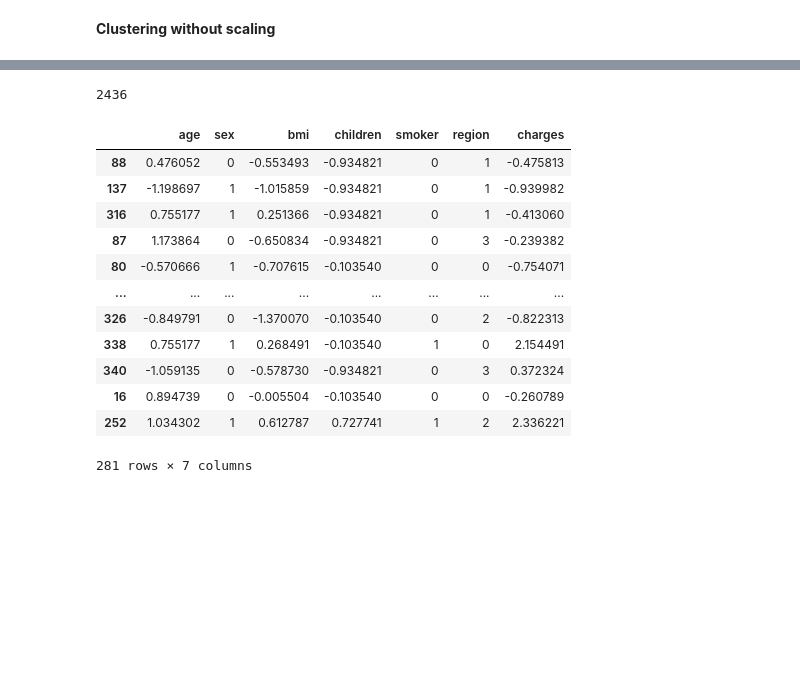
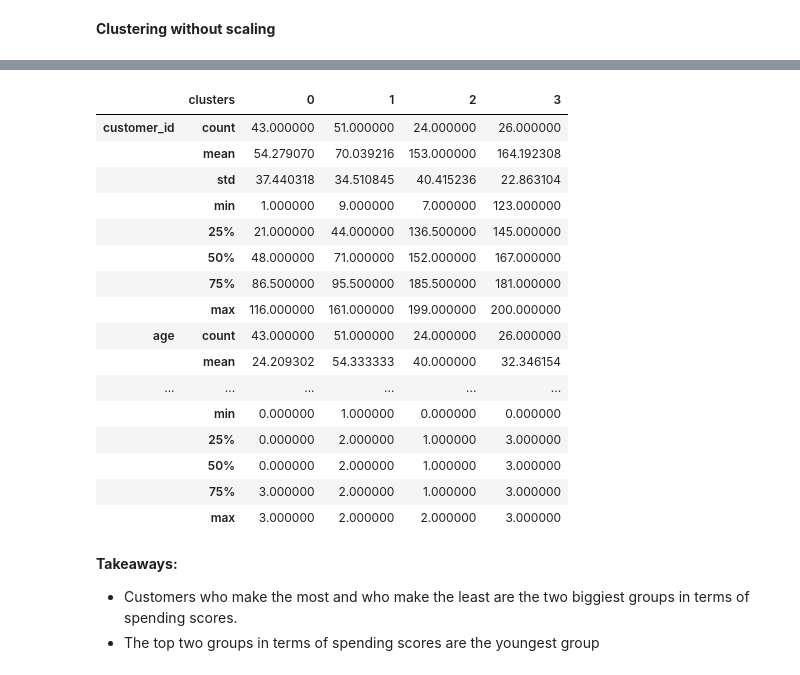
Before and after one commit to MainaliB/clustering_exercises, a Jupyter notebook: modeling_class_exercises.ipynb, the cells around one changed output, grey strips where cells are left out. Cells and saved outputs as stored; diff of their text form; code cells hidden in the pictures; blank space fills up the shorter version.

```diff
--- a/modeling_class_exercises.ipynb
+++ b/modeling_class_exercises.ipynb
@@ -314,31 +391,24 @@ train
-# %%
-df = pd.read_csv('https://gist.githubusercontent.com/zgulde/ad9305acb30b00f768d4541a41f5ba19/raw/01f4ac8f158e68b0d293ff726c0c1dd08cdd501d/insurance.csv')
-df.size
-# %% [output]
-2436
-# %%
-# data split
-train_and_validate, test = train_test_split(df, test_size=.1, random_state=123)
-train, validate = train_test_split(train_and_validate, test_size=.1, random_state=123)
-
-# scale
-scaler = StandardScaler()
-cols = ['age', 'bmi', 'children', 'charges']
-train_scaled = train.copy()
-train_scaled[cols] = scaler.fit_transform(train[cols])
-# %%
-train_scaled
-# %% [output]
-|  | age | sex | bmi | children | smoker | region | charges |
-| 88 | 0.476052 | 0 | -0.553493 | -0.934821 | 0 | 1 | -0.475813 |
-| 137 | -1.198697 | 1 | -1.015859 | -0.934821 | 0 | 1 | -0.939982 |
-| 316 | 0.755177 | 1 | 0.251366 | -0.934821 | 0 | 1 | -0.413060 |
-| 87 | 1.173864 | 0 | -0.650834 | -0.934821 | 0 | 3 | -0.239382 |
-| 80 | -0.570666 | 1 | -0.707615 | -0.103540 | 0 | 0 | -0.754071 |
-| ... | ... | ... | ... | ... | ... | ... | ... |
-| 326 | -0.849791 | 0 | -1.370070 | -0.103540 | 0 | 2 | -0.822313 |
-| 338 | 0.755177 | 1 | 0.268491 | -0.103540 | 1 | 0 | 2.154491 |
-| 340 | -1.059135 | 0 | -0.578730 | -0.934821 | 0 | 3 | 0.372324 |
-| 16 | 0.894739 | 0 | -0.005504 | -0.103540 | 0 | 0 | -0.260789 |
-| 252 | 1.034302 | 1 | 0.612787 | 0.727741 | 1 | 2 | 2.336221 |
-281 rows × 7 columns
+# %%
+train.groupby('clusters').describe().T
+# %% [output]
+|  | clusters | 0 | 1 | 2 | 3 |
+| customer_id | count | 43.000000 | 51.000000 | 24.000000 | 26.000000 |
+|  | mean | 54.279070 | 70.039216 | 153.000000 | 164.192308 |
+|  | std | 37.440318 | 34.510845 | 40.415236 | 22.863104 |
+|  | min | 1.000000 | 9.000000 | 7.000000 | 123.000000 |
+|  | 25% | 21.000000 | 44.000000 | 136.500000 | 145.000000 |
+|  | 50% | 48.000000 | 71.000000 | 152.000000 | 167.000000 |
+|  | 75% | 86.500000 | 95.500000 | 185.500000 | 181.000000 |
+|  | max | 116.000000 | 161.000000 | 199.000000 | 200.000000 |
+| age | count | 43.000000 | 51.000000 | 24.000000 | 26.000000 |
+|  | mean | 24.209302 | 54.333333 | 40.000000 | 32.346154 |
+| ... | ... | ... | ... | ... | ... |
+|  | min | 0.000000 | 1.000000 | 0.000000 | 0.000000 |
+|  | 25% | 0.000000 | 2.000000 | 1.000000 | 3.000000 |
+|  | 50% | 0.000000 | 2.000000 | 1.000000 | 3.000000 |
+|  | 75% | 3.000000 | 2.000000 | 1.000000 | 3.000000 |
+|  | max | 3.000000 | 2.000000 | 2.000000 | 3.000000 |
+# %% [markdown]
+**Takeaways:**
+- Customers who make the most and who make the least are the two biggiest groups in terms of spending scores.
+- The top two groups in terms of spending scores are the youngest group
```
Also changed, not shown: parts of 35 cells of this notebook.
